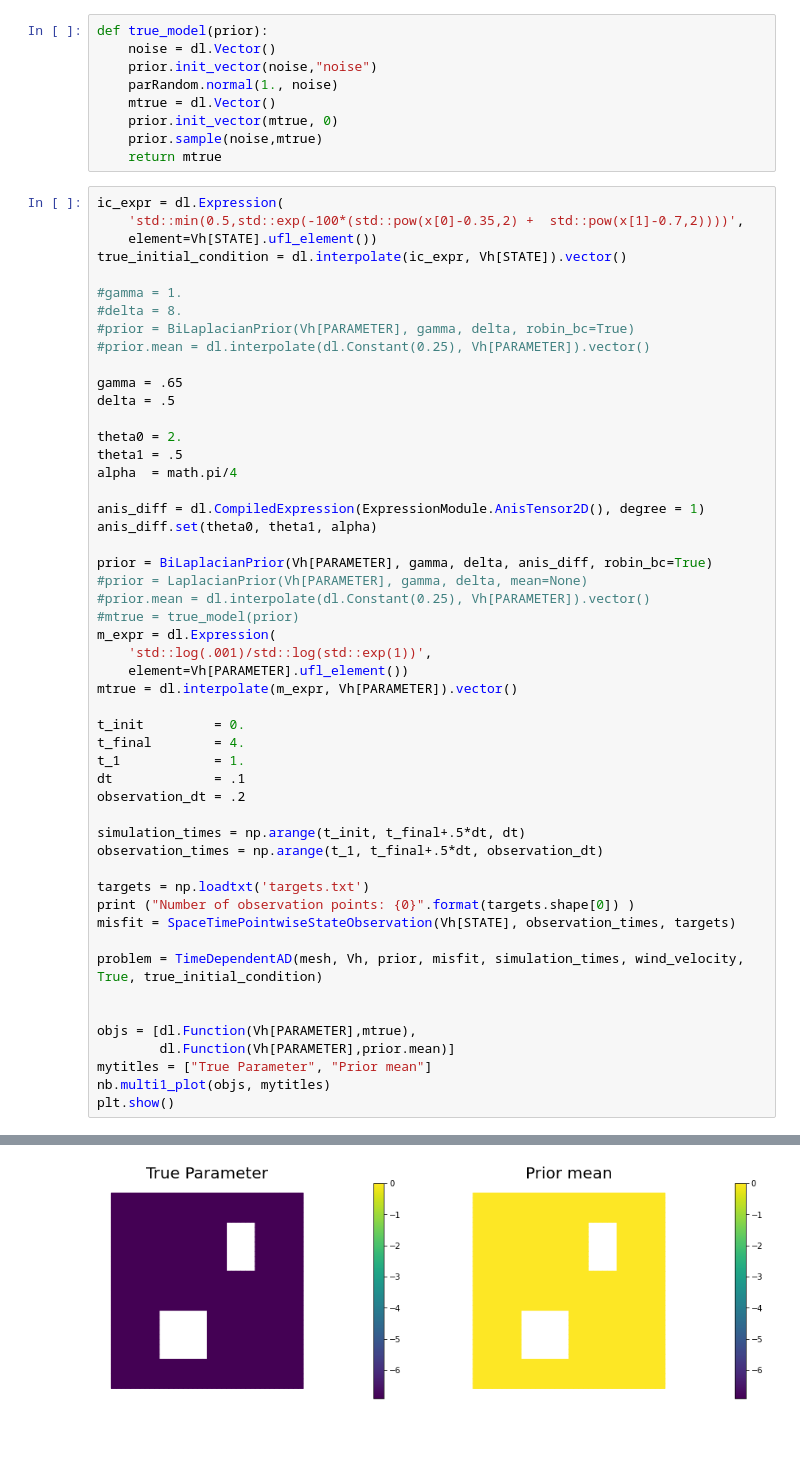
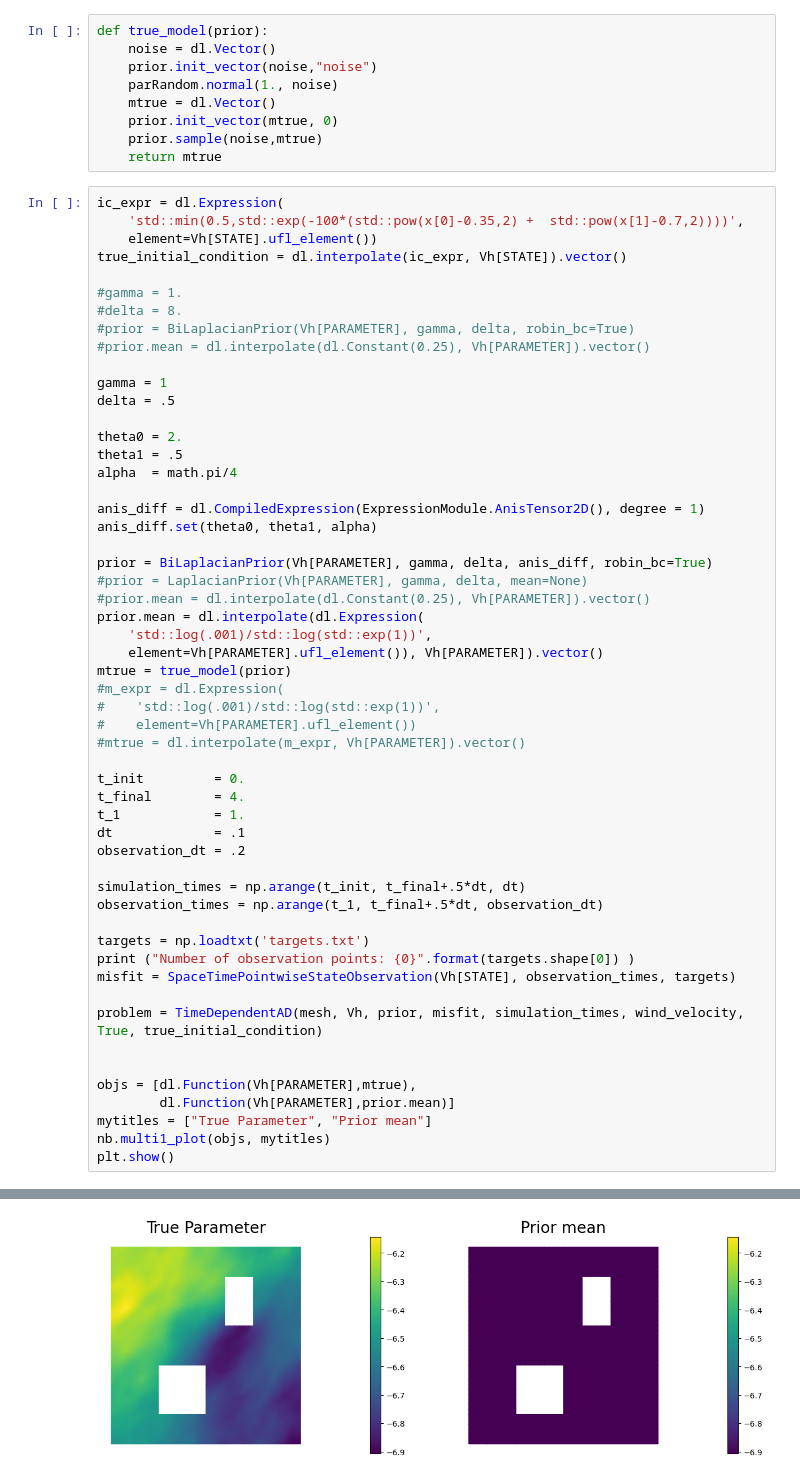
Before and after one commit to Irabiel/ad_diff_diffPara, a Jupyter notebook: ip_advection_diffusion_bayesian_incg.ipynb, the cells around one changed output, grey strips where cells are left out. Saved outputs shown, nothing was run; the diff lists cells and outputs as text; blank space fills up the shorter version.

Commit message:
found bug from prior

```diff
--- a/ip_advection_diffusion_bayesian_incg.ipynb
+++ b/ip_advection_diffusion_bayesian_incg.ipynb
@@ -91,7 +91,7 @@ true_initial_condition = dl.interpolate(ic_expr, Vh[STATE]).vector()
 #prior = BiLaplacianPrior(Vh[PARAMETER], gamma, delta, robin_bc=True)
 #prior.mean = dl.interpolate(dl.Constant(0.25), Vh[PARAMETER]).vector()
 
-gamma = .65
+gamma = 1
 delta = .5
 
 theta0 = 2.
@@ -102,38 +102,41 @@ anis_diff = dl.CompiledExpression(ExpressionModule.AnisTensor2D(), degree = 1)
 anis_diff.set(theta0, theta1, alpha)
 
 prior = BiLaplacianPrior(Vh[PARAMETER], gamma, delta, anis_diff, robin_bc=True)
 #prior = LaplacianPrior(Vh[PARAMETER], gamma, delta, mean=None)
 #prior.mean = dl.interpolate(dl.Constant(0.25), Vh[PARAMETER]).vector()
-#mtrue = true_model(prior)
-m_expr = dl.Expression(
+prior.mean = dl.interpolate(dl.Expression(
     'std::log(.001)/std::log(std::exp(1))',
-    element=Vh[PARAMETER].ufl_element())
-mtrue = dl.interpolate(m_expr, Vh[PARAMETER]).vector()
+    element=Vh[PARAMETER].ufl_element()), Vh[PARAMETER]).vector()
+mtrue = true_model(prior)
+#m_expr = dl.Expression(
+#    'std::log(.001)/std::log(std::exp(1))',
+#    element=Vh[PARAMETER].ufl_element())
+#mtrue = dl.interpolate(m_expr, Vh[PARAMETER]).vector()
 
 t_init         = 0.
 t_final        = 4.
 t_1            = 1.
 dt             = .1
 observation_dt = .2
 
 simulation_times = np.arange(t_init, t_final+.5*dt, dt)
 observation_times = np.arange(t_1, t_final+.5*dt, observation_dt)
 
 targets = np.loadtxt('targets.txt')
 print ("Number of observation points: {0}".format(targets.shape[0]) )
 misfit = SpaceTimePointwiseStateObservation(Vh[STATE], observation_times, targets)
 
 problem = TimeDependentAD(mesh, Vh, prior, misfit, simulation_times, wind_velocity, True, true_initial_condition)
 
 
 objs = [dl.Function(Vh[PARAMETER],mtrue),
         dl.Function(Vh[PARAMETER],prior.mean)]
 mytitles = ["True Parameter", "Prior mean"]
 nb.multi1_plot(objs, mytitles)
 plt.show()
 # %% [output]
 Number of observation points: 80
-[figure, old version]
+[figure, new version]
 # %%
 rel_noise = .01
 utrue = problem.generate_vector(STATE)
```
Also changed, not shown: parts of 7 cells of this notebook.
